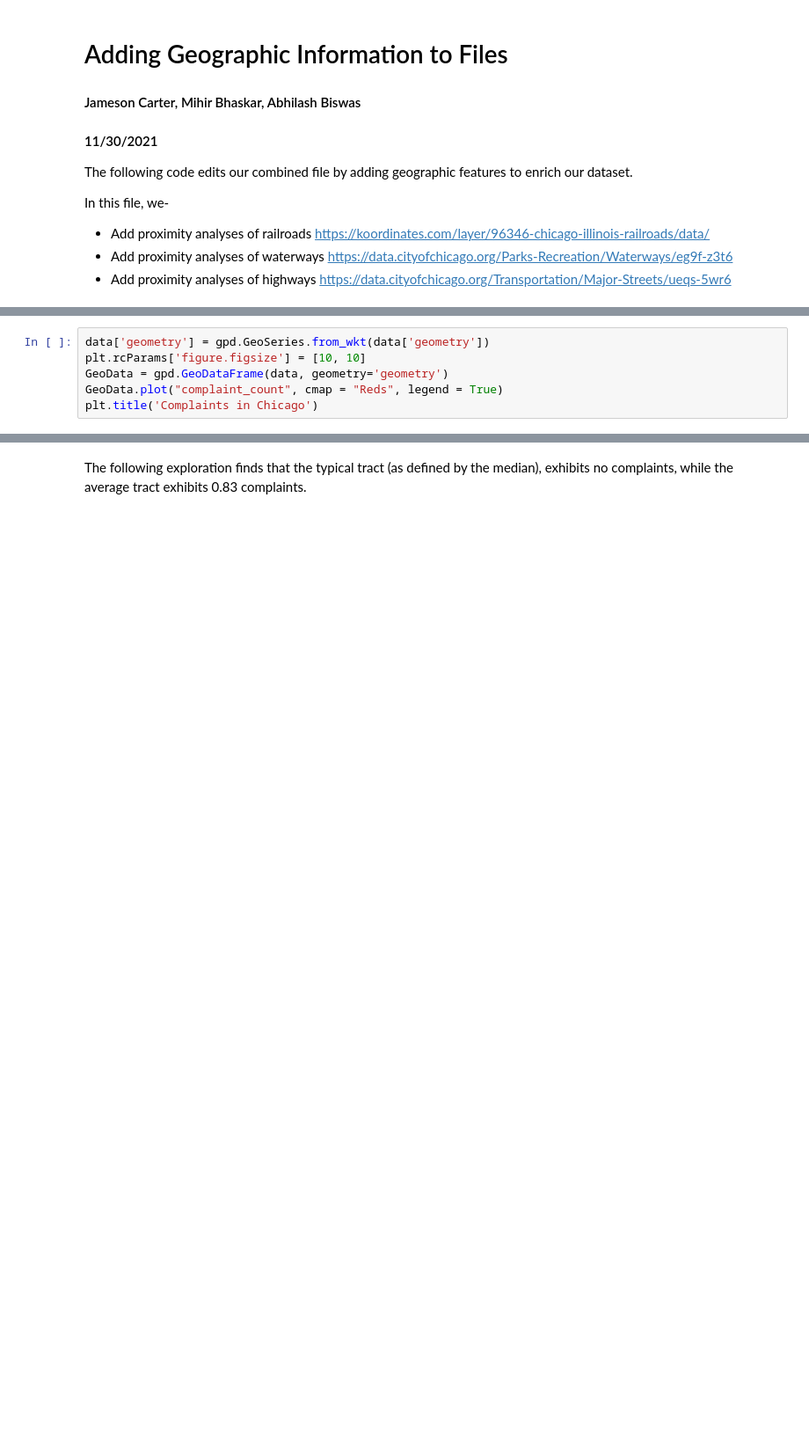
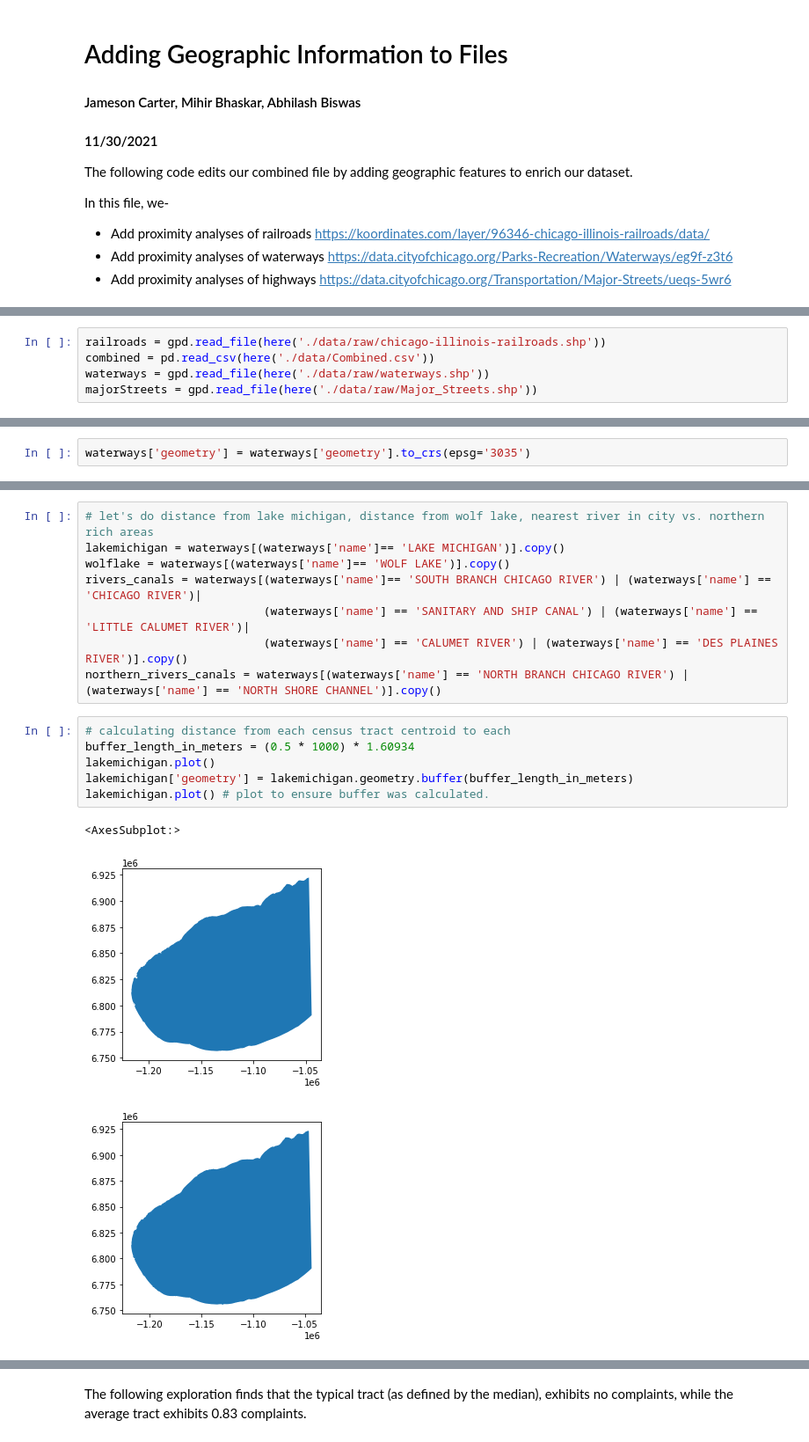
Before and after one commit to mihirbhaskar/chicago-complaints, a Jupyter notebook: code/6_AddGeographic.ipynb, the cells around one changed output, grey strips where cells are left out. Shown at 88% size. Drawn from its saved outputs; the diff is of its cells as text; blank space fills up the shorter version.

Commit message:
Input shape files and calculate half-mile buffers around railways, major roads, lake michigan, wolf lake, the rivers in the city and the rivers reaching into the richer, northern part of the city.

```diff
--- a/code/6_AddGeographic.ipynb
+++ b/code/6_AddGeographic.ipynb
@@ -41,6 +23,0 @@ data = pd.read_csv(here('./data/Combined.csv'))
-# %%
-data['geometry'] = gpd.GeoSeries.from_wkt(data['geometry'])
-plt.rcParams['figure.figsize'] = [10, 10]
-GeoData = gpd.GeoDataFrame(data, geometry='geometry')
-GeoData.plot("complaint_count", cmap = "Reds", legend = True)
-plt.title('Complaints in Chicago')
@@ -66,0 +24,5 @@ GeoData.sort_values('complaint_count', ascending = False).head(3)
+# %%
+railroads = gpd.read_file(here('./data/raw/chicago-illinois-railroads.shp'))
+combined = pd.read_csv(here('./data/Combined.csv'))
+waterways = gpd.read_file(here('./data/raw/waterways.shp'))
+majorStreets = gpd.read_file(here('./data/raw/Major_Streets.shp'))
@@ -66,0 +37,2 @@ GeoData.sort_values('complaint_count', ascending = False).head(3)
+# %%
+waterways['geometry'] = waterways['geometry'].to_crs(epsg='3035')
@@ -66,0 +60,18 @@ GeoData.sort_values('complaint_count', ascending = False).head(3)
+# %%
+# let's do distance from lake michigan, distance from wolf lake, nearest river in city vs. northern rich areas
+lakemichigan = waterways[(waterways['name']== 'LAKE MICHIGAN')].copy()
+wolflake = waterways[(waterways['name']== 'WOLF LAKE')].copy()
+rivers_canals = waterways[(waterways['name']== 'SOUTH BRANCH CHICAGO RIVER') | (waterways['name'] == 'CHICAGO RIVER')|
+                          (waterways['name'] == 'SANITARY AND SHIP CANAL') | (waterways['name'] == 'LITTLE CALUMET RIVER')|
+                          (waterways['name'] == 'CALUMET RIVER') | (waterways['name'] == 'DES PLAINES RIVER')].copy()
+northern_rivers_canals = waterways[(waterways['name'] == 'NORTH BRANCH CHICAGO RIVER') | (waterways['name'] == 'NORTH SHORE CHANNEL')].copy()
+# %%
+# calculating distance from each census tract centroid to each
+buffer_length_in_meters = (0.5 * 1000) * 1.60934
+lakemichigan.plot()
+lakemichigan['geometry'] = lakemichigan.geometry.buffer(buffer_length_in_meters)
+lakemichigan.plot() # plot to ensure buffer was calculated.
+# %% [output]
+<AxesSubplot:>
+[figure, added]
+[figure, added]
```
Also changed, not shown: parts of 55 cells of this notebook.
